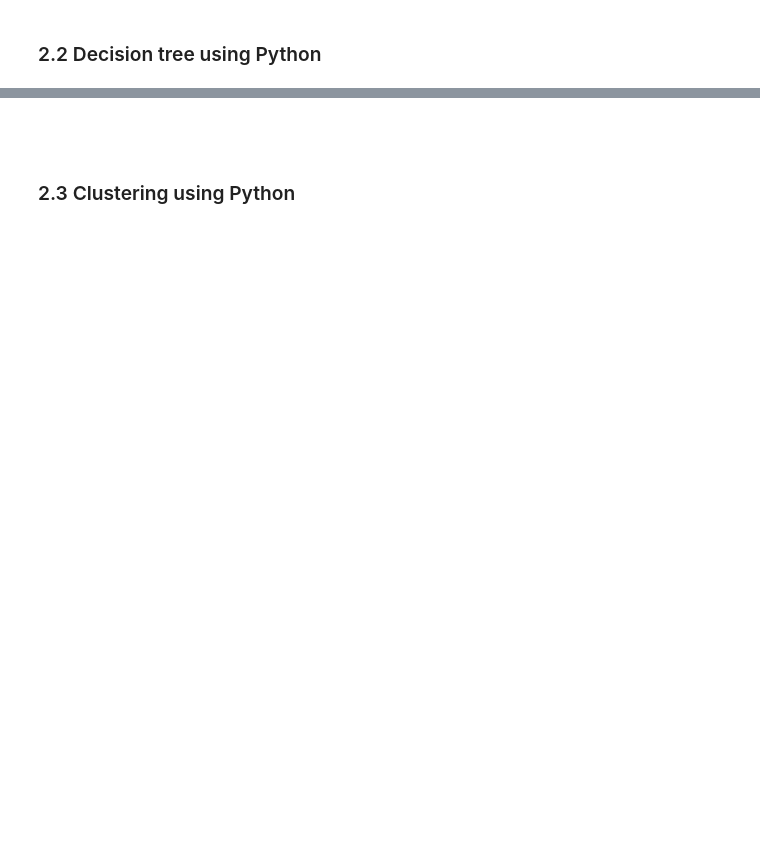
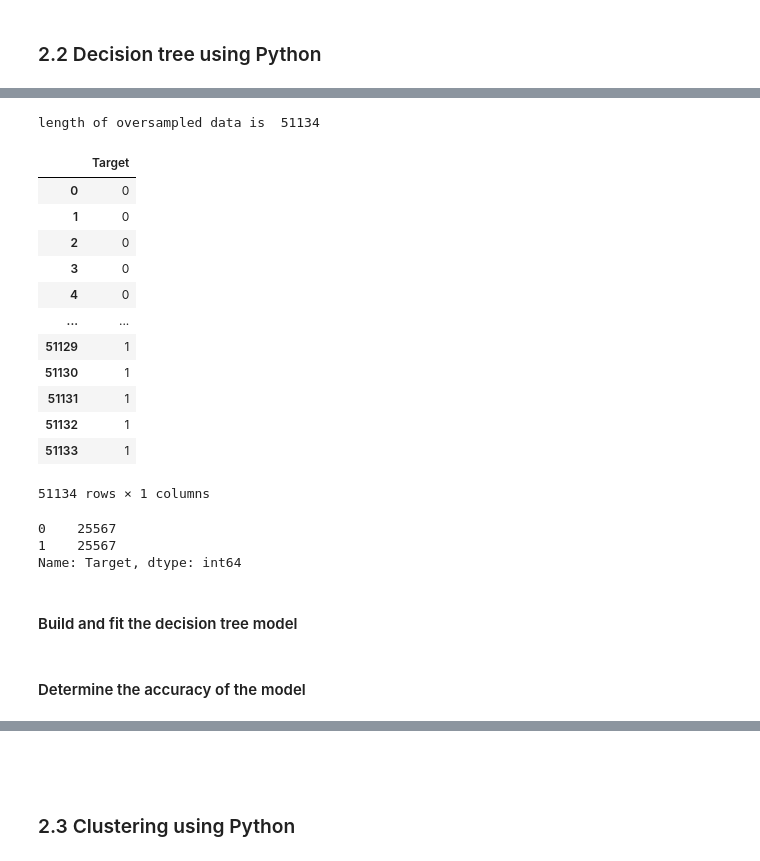
Before and after one commit to JavierConde1976/LSE_DA301_Week_2_Demonstrations, a Jupyter notebook: LSE_DA301_Week_2_Demonstrations.ipynb, the cells around one changed output, grey strips where cells are left out. Saved outputs shown, nothing was run; the diff lists cells and outputs as text; code cells hidden in the pictures; blank space fills up the shorter version.

```diff
--- a/LSE_DA301_Week_2_Demonstrations.ipynb
+++ b/LSE_DA301_Week_2_Demonstrations.ipynb
@@ -752,0 +888,56 @@ Confusion Matrix - Screenshot 2022-07-22 at 10.29.39.png
+# %%
+# Create a DataFrame to use as df_fin and replace missing values with zero.
+df_fin = df_fin.fillna(0)
+
+# Select necessary columns:
+nec_cols = [ 'Status_divorced', 'Status_married',
+            'Status_single', 'Status_unknown',
+            'Edu_high-school', 'Edu_masters',
+            'Edu_other', 'Edu_pre-school',
+            'Edu_uni', 'House_no', 'House_unknown',
+            'House_yes', 'Loan_no', 'Loan_unknown',
+            'Loan_yes', 'DOW_fri', 'DOW_mon']
+
+X = df_fin[nec_cols]
+y = df_fin['Target']
+
+# Create a new DataFrame and
+# apply SMOTE as the target variable is not balanced.
+os = SMOTE(random_state=0)
+X_train, X_test, y_train, y_test = train_test_split(X, y, test_size=0.3, random_state=0)
+
+# Specify column values.
+columns = X_train.columns
+# Specify the new data sets.
+os_data_X,os_data_y=os.fit_resample(X_train, y_train)
+
+# Create two DataFrames for X and one for y:
+os_data_X = pd.DataFrame(data=os_data_X,columns=columns )
+os_data_y= pd.DataFrame(data=os_data_y,columns=['Target'])
+
+# Print/check the DataFrame:
+print("length of oversampled data is ",len(os_data_X))
+
+os_data_y
+# %% [output]
+length of oversampled data is  51134
+|  | Target |
+| 0 | 0 |
+| 1 | 0 |
+| 2 | 0 |
+| 3 | 0 |
+| 4 | 0 |
+| ... | ... |
+| 51129 | 1 |
+| 51130 | 1 |
+| 51131 | 1 |
+| 51132 | 1 |
+| 51133 | 1 |
+51134 rows × 1 columns
+# %%
+# Determine if values in a column are balanced.
+os_data_y['Target'].value_counts()
+# %% [output]
+0    25567
+1    25567
+Name: Target, dtype: int64
@@ -752,0 +946,2 @@ Confusion Matrix - Screenshot 2022-07-22 at 10.29.39.png
+# %% [markdown]
+#### Build and fit the decision tree model
@@ -752,0 +961,2 @@ Confusion Matrix - Screenshot 2022-07-22 at 10.29.39.png
+# %% [markdown]
+#### Determine the accuracy of the model
```
Also changed, not shown: parts of 69 cells of this notebook.
